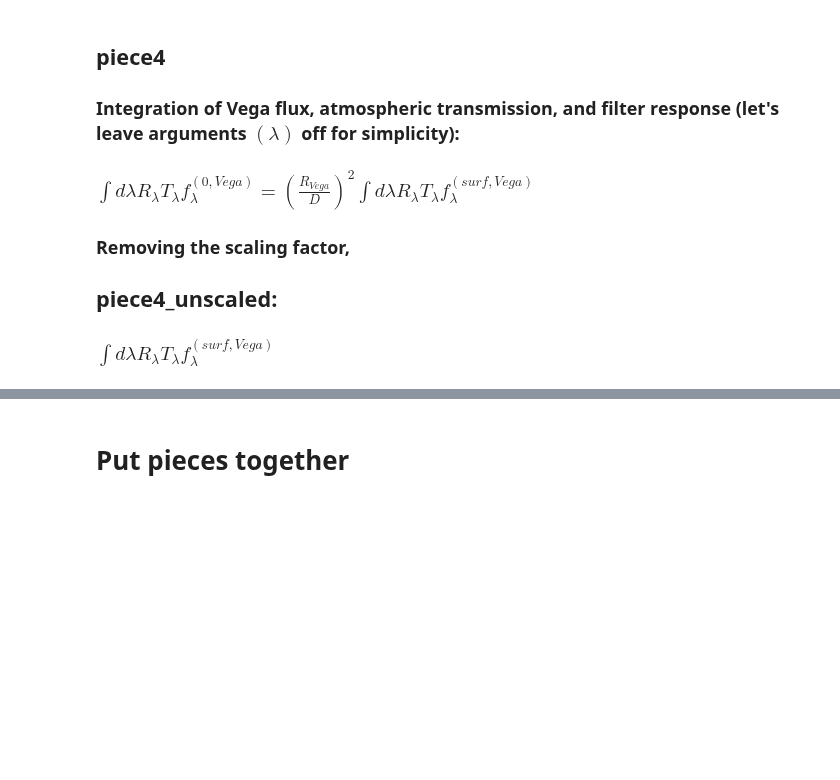
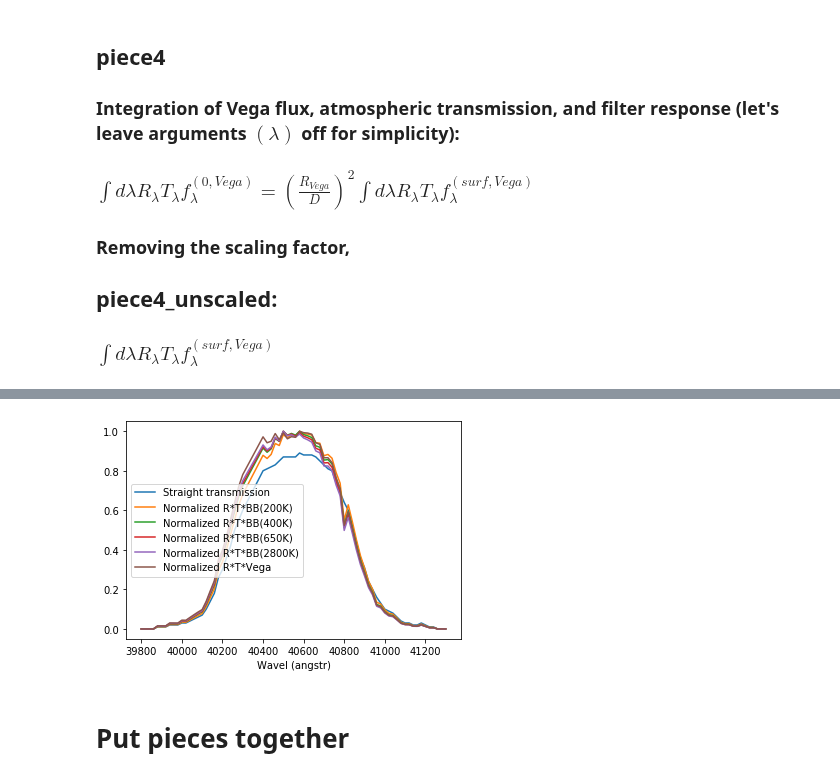
Before and after one commit to mwanakijiji/lbti_altair_fizeau, a Jupyter notebook: notebooks_for_development/color_error.ipynb, the cells around one changed output, grey strips where cells are left out. Saved outputs shown, nothing was run; the diff lists cells and outputs as text; code cells hidden in the pictures; blank space fills up the shorter version.

```diff
--- a/notebooks_for_development/color_error.ipynb
+++ b/notebooks_for_development/color_error.ipynb
@@ -253,3 +218,7 @@ bb_02800K_surf_flux_filter = np.interp(nb405_transmission["wavel_angs"].values,
 vega_earth_flux_filter = np.interp(nb405_transmission["wavel_angs"].values,
                                              S.Vega.wave,
                                              S.Vega.flux)
+
+atm_transmission_filter = np.interp(nb405_transmission["wavel_angs"].values,
+                                    trans_df["wavel_angs"],
+                                    trans_df["transmission"])
@@ -361,0 +266,20 @@ plt.show()
+# %%
+# calculate R*f integrands
+
+integrand_unscaled_R_times_f_00200K = np.multiply(bb_00200K_surf_flux_filter,nb405_transmission["transmission"])
+integrand_unscaled_R_times_f_00400K = np.multiply(bb_00400K_surf_flux_filter,nb405_transmission["transmission"])
+integrand_unscaled_R_times_f_00650K = np.multiply(bb_00650K_surf_flux_filter,nb405_transmission["transmission"])
+integrand_unscaled_R_times_f_02800K = np.multiply(bb_02800K_surf_flux_filter,nb405_transmission["transmission"])
+
+# vega flux is already 'scaled' for distance because it's the value of the flux at Earth
+integrand_scaled_R_times_flux_vega = np.multiply(vega_earth_flux_filter,nb405_transmission["transmission"])
+# %%
+# calculate R*T*f integrands
+
+integrand_unscaled_R_times_T_times_f_00200K = np.multiply(atm_transmission_filter,integrand_unscaled_R_times_f_00200K)
+integrand_unscaled_R_times_T_times_f_00400K = np.multiply(atm_transmission_filter,integrand_unscaled_R_times_f_00400K)
+integrand_unscaled_R_times_T_times_f_00650K = np.multiply(atm_transmission_filter,integrand_unscaled_R_times_f_00650K)
+integrand_unscaled_R_times_T_times_f_02800K = np.multiply(atm_transmission_filter,integrand_unscaled_R_times_f_02800K)
+
+# vega flux is already 'scaled' for distance because it's the value of the flux at Earth
+integrand_scaled_R_times_T_times_flux_vega = np.multiply(atm_transmission_filter,integrand_scaled_R_times_flux_vega)
@@ -361,0 +306,20 @@ plt.show()
+# %%
+# plot R*T*f integrands
+
+plt.clf()
+plt.plot(nb405_transmission["wavel_angs"],nb405_transmission["transmission"], label="Straight transmission")
+plt.plot(nb405_transmission["wavel_angs"],np.divide(integrand_unscaled_R_times_T_times_f_00200K,np.max(integrand_unscaled_R_times_T_times_f_00200K)),
+         label="Normalized R*T*BB(200K)")
+plt.plot(nb405_transmission["wavel_angs"],np.divide(integrand_unscaled_R_times_T_times_f_00400K,np.max(integrand_unscaled_R_times_T_times_f_00400K)),
+         label="Normalized R*T*BB(400K)")
+plt.plot(nb405_transmission["wavel_angs"],np.divide(integrand_unscaled_R_times_T_times_f_00650K,np.max(integrand_unscaled_R_times_T_times_f_00650K)),
+         label="Normalized R*T*BB(650K)")
+plt.plot(nb405_transmission["wavel_angs"],np.divide(integrand_unscaled_R_times_T_times_f_02800K,np.max(integrand_unscaled_R_times_T_times_f_02800K)),
+         label="Normalized R*T*BB(2800K)")
+plt.plot(nb405_transmission["wavel_angs"],np.divide(integrand_scaled_R_times_T_times_flux_vega,np.max(integrand_scaled_R_times_T_times_flux_vega)),
+         label="Normalized R*T*Vega")
+plt.xlabel("Wavel (angstr)")
+plt.legend()
+plt.show()
+# %% [output]
+[figure, added]
```
Also changed, not shown: parts of 22 cells of this notebook.
